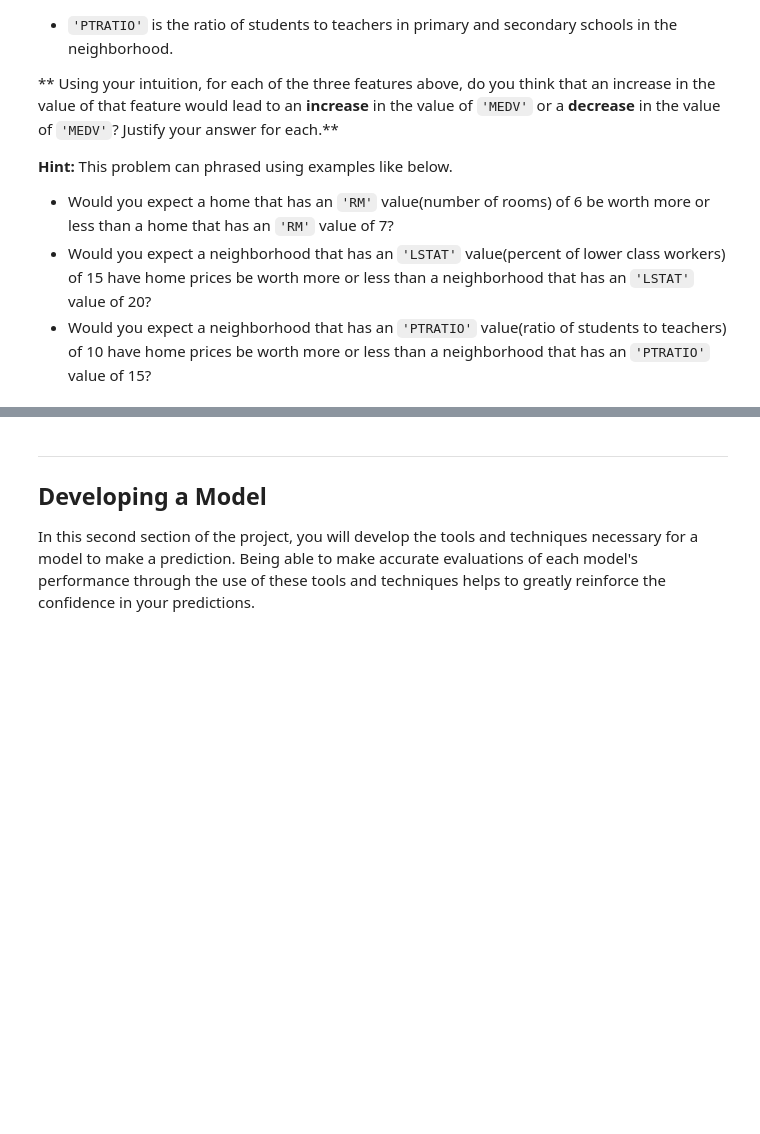
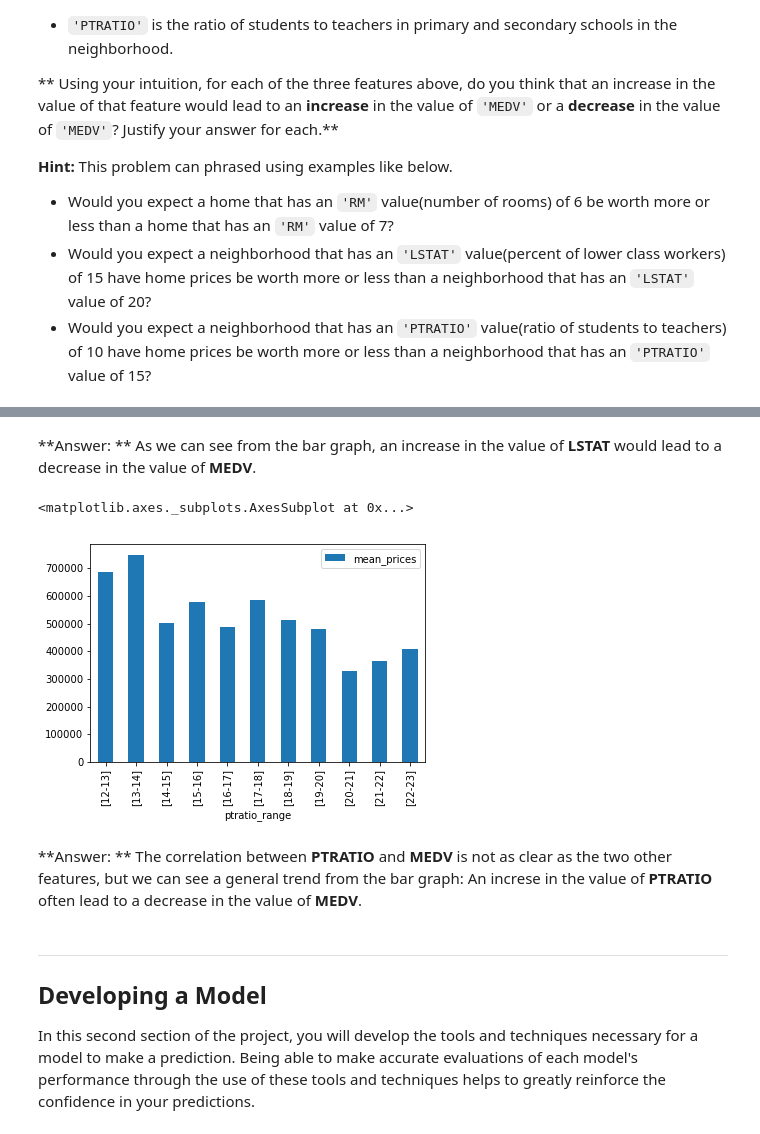
Before and after one commit to dungpt3003/machine-learning, a Jupyter notebook: projects/boston_housing/boston_housing.ipynb, the cells around one changed output, grey strips where cells are left out. Cells and saved outputs as stored; diff of their text form; code cells hidden in the pictures; blank space fills up the shorter version.

```diff
--- a/projects/boston_housing/boston_housing.ipynb
+++ b/projects/boston_housing/boston_housing.ipynb
@@ -102,3 +154,29 @@ As a reminder, we are using three features from the Boston housing dataset: `'RM
+# %% [markdown]
+**Answer: ** As we can see from the bar graph, an increase in the value of **LSTAT** would lead to a decrease in the value of **MEDV**.
+# %%
+# Correlation between 'PTRATIO' and 'MEDV'
+# Calculate the range of values of the feature 'PTRATIO'
+min_rounded_ptratio = int(np.min(data['PTRATIO'])) # Result: 12
+max_rounded_ptratio = int(np.max(data['PTRATIO'])) + 1 # Result: 23
+
+def value_range(i):
+    return "[{}-{}]".format(i, i + 1)
+
+# Calculate mean price for houses have 'PTRATIO' value between i and i + 1
+def mean_price(i):
+    return np.mean(data[(data['PTRATIO'] >= i) & (data['PTRATIO'] < i + 1)]['MEDV'])
+
+value_range_ptratio = map(value_range, range(min_rounded_ptratio, max_rounded_ptratio, 1))
+mean_prices_by_ptratio = map(mean_price, range(min_rounded_ptratio, max_rounded_ptratio, 1))
+
+# Plot the correlation between 'PTRATIO' and 'MEDV'
+df = pd.DataFrame({'ptratio_range': value_range_ptratio, 'mean_prices': mean_prices_by_ptratio})
+df[['ptratio_range','mean_prices']].plot(x='ptratio_range', kind='bar')
+# %% [output]
+<matplotlib.axes._subplots.AxesSubplot at 0x...>
+[figure, added]
+# %% [markdown]
+**Answer: ** The correlation between **PTRATIO** and **MEDV** is not as clear as the two other features, but we can see a general trend from the bar graph: An increse in the value of **PTRATIO** often lead to a decrease in the value of **MEDV**.
 # %% [markdown]
 ----
 
```
Also changed, not shown: parts of 5 cells of this notebook.
